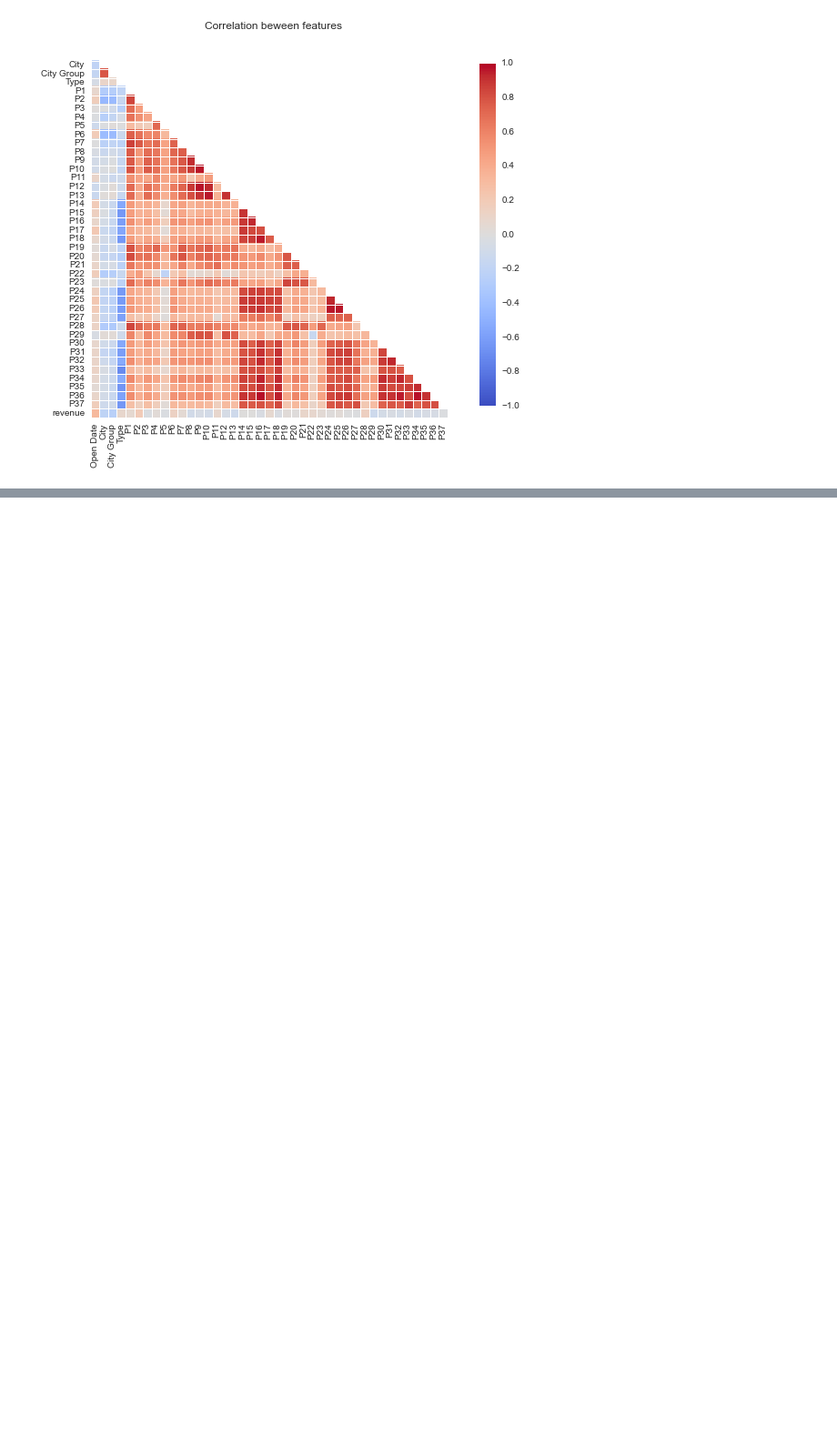
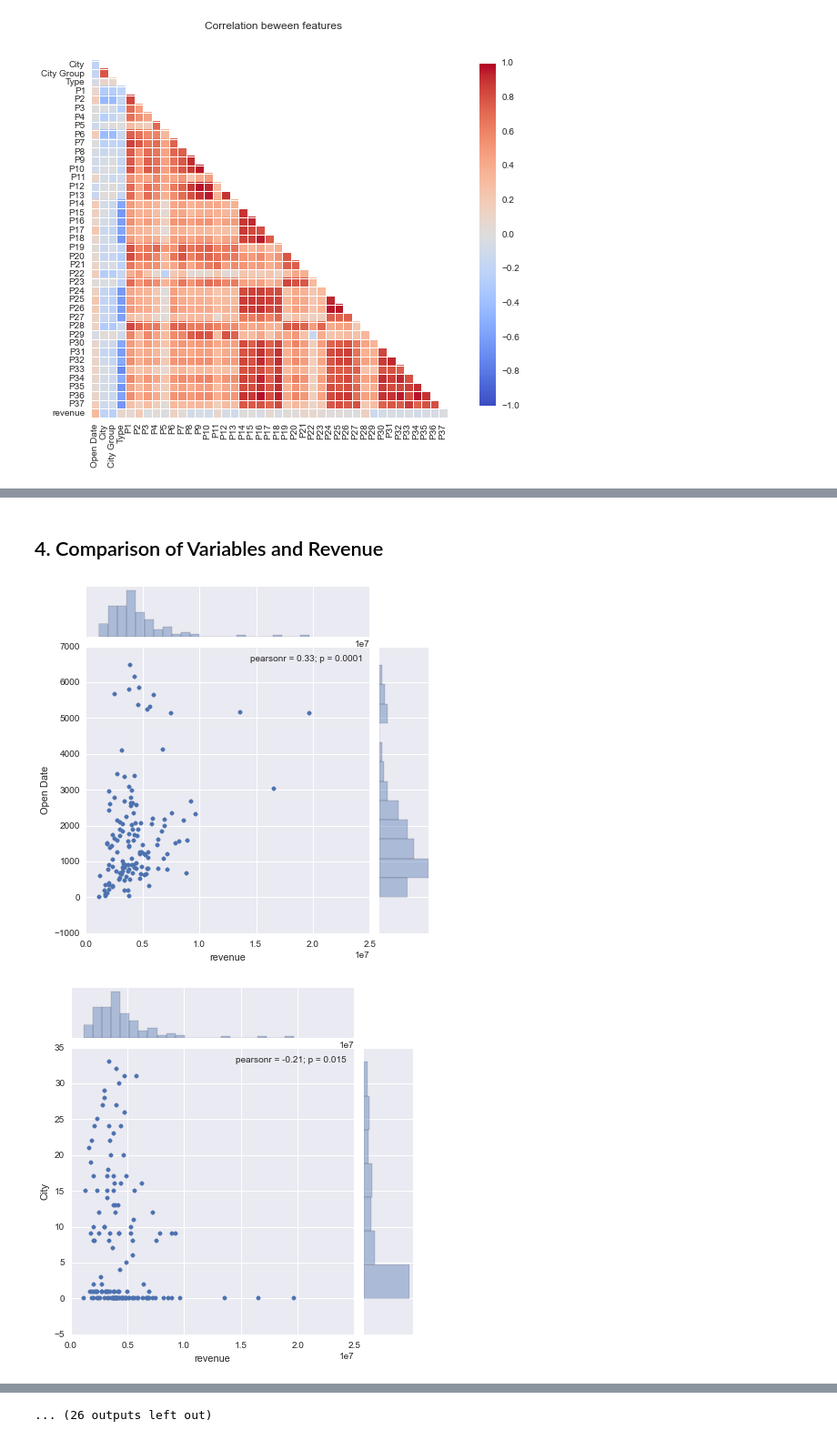
Before and after one commit to hxwang/revenue-prediction, a Jupyter notebook: data/visualize_data.ipynb, the cells around one changed output, grey strips where cells are left out. Shown at 91% size. Drawn from its saved outputs; the diff is of its cells as text; code cells hidden in the pictures; blank space fills up the shorter version.

```diff
--- a/data/visualize_data.ipynb
+++ b/data/visualize_data.ipynb
@@ -61,0 +73,12 @@ plt.show()
+# %% [markdown]
+## 4. Comparison of Variables and Revenue
+# %%
+ignore_cols = ['revenue','P7', 'P10', 'P13']
+# %%
+for col in pd_all_train.columns:
+    if col not in ignore_cols:
+        sns.jointplot(pd_all_train['revenue'], pd_all_train[col])
+        plt.show()
+# %% [output]
+[figure, added]
+[figure, added]
@@ -61,0 +95 @@ plt.show()
+... (26 outputs left out)
```
Also changed, not shown: parts of 4 cells of this notebook.
